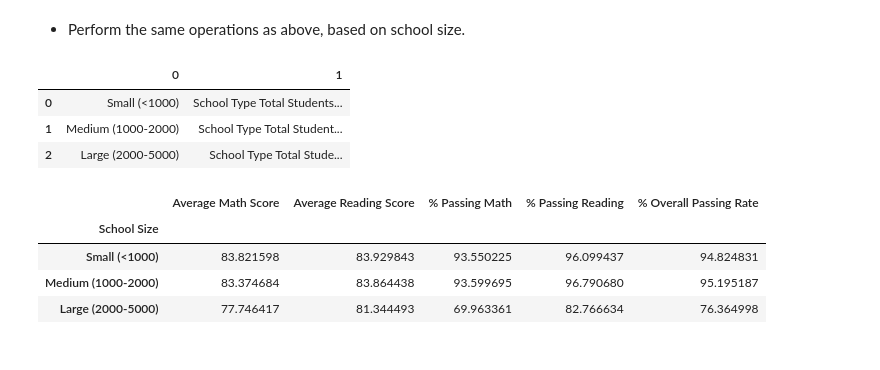
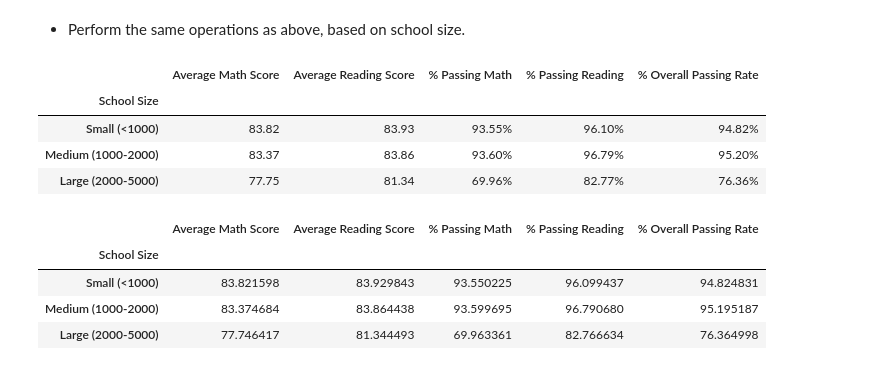
Before and after one commit to UncleBacon/Pandas-Challenge, a Jupyter notebook: Pyschool_BB.ipynb, the cells around one changed output. Saved outputs shown, nothing was run; the diff lists cells and outputs as text; code cells hidden in the pictures.

```diff
--- a/Pyschool_BB.ipynb
+++ b/Pyschool_BB.ipynb
@@ -330,13 +233,15 @@ school_reading.style.format('{0:.2f}')
 spending_bins = [0, 585, 615, 645, 675]
 group_names = ["<$585", "$585-615", "$615-645", "$645-675"]
 
-School_Summary.head()
-# School_Summary['Spending Ranges (Per Student)'] = pd.cut(School_Summary['Per Student Budget'],spending_bins, labels = group_names)
+# create bin column
+School_Summary['Spending Ranges (Per Student)'] = pd.cut(School_Summary['Per Student Budget'],spending_bins, labels = group_names)
 
-# # School_Summary.sort('% Overall Passing Rate')
+# Groupby bins
+Spending_groups = School_Summary.groupby('Spending Ranges (Per Student)')
 
-# School_Summary.set_index('Spending Ranges (Per Student)',inplace=True)
+avg_Spending = Spending_groups[['Average Math Score','Average Reading Score','% Passing Math','% Passing Reading','% Overall Passing Rate']].mean()
 
-# # School_Summary.style.format('{0:,.2f}')
-# School_Summary.head()
+#format dataframe
+format_bins = {'Average Math Score':'{0:,.2f}','Average Reading Score':'{0:,.2f}','% Passing Math':'{0:,.2f}%','% Passing Reading':'{0:,.2f}%','% Overall Passing Rate':'{0:,.2f}%'}
+avg_Spending.style.format(format_bins)
 # %% [output]
@@ -361,17 +266,25 @@ School_Summary.head()
 # %%
 # Sample bins. Feel free to create your own bins.
 size_bins = [0, 1000, 2000, 5000]
 group_names = ["Small (<1000)", "Medium (1000-2000)", "Large (2000-5000)"]
 
+# create bin column
 School_Summary['School Size'] = pd.cut(School_Summary['Total Students'],size_bins, labels = group_names)
 
+# Groupby bins
+bin_Size = School_Summary.groupby('School Size')
 
-School_Summary.set_index('School Size')
+avg_Size = bin_Size[['Average Math Score','Average Reading Score','% Passing Math','% Passing Reading','% Overall Passing Rate']].mean()
+
+#format dataframe
+format_bins = {'Average Math Score':'{0:,.2f}','Average Reading Score':'{0:,.2f}','% Passing Math':'{0:,.2f}%','% Passing Reading':'{0:,.2f}%','% Overall Passing Rate':'{0:,.2f}%'}
+avg_Size.style.format(format_bins)
 # %% [output]
-|  | 0 | 1 |
-| 0 | Small (<1000) | School Type Total Students... |
-| 1 | Medium (1000-2000) | School Type Total Student... |
-| 2 | Large (2000-5000) | School Type Total Stude... |
+|  | Average Math Score | Average Reading Score | % Passing Math | % Passing Reading | % Overall Passing Rate |
+| School Size |  |  |  |  |  |
+| Small (<1000) | 83.82 | 83.93 | 93.55% | 96.10% | 94.82% |
+| Medium (1000-2000) | 83.37 | 83.86 | 93.60% | 96.79% | 95.20% |
+| Large (2000-5000) | 77.75 | 81.34 | 69.96% | 82.77% | 76.36% |
 # %%
 # %% [output]
 |  | Average Math Score | Average Reading Score | % Passing Math | % Passing Reading | % Overall Passing Rate |
```
Also changed, not shown: parts of 11 cells of this notebook.
